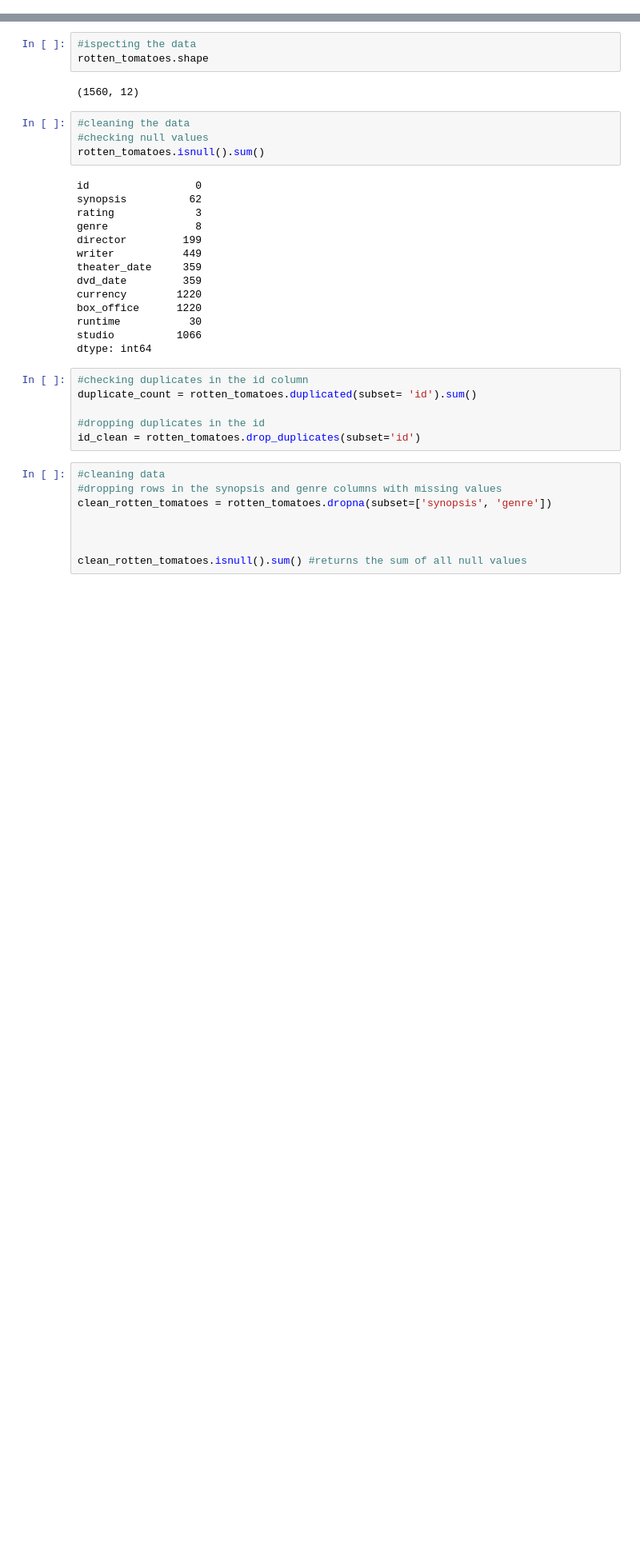
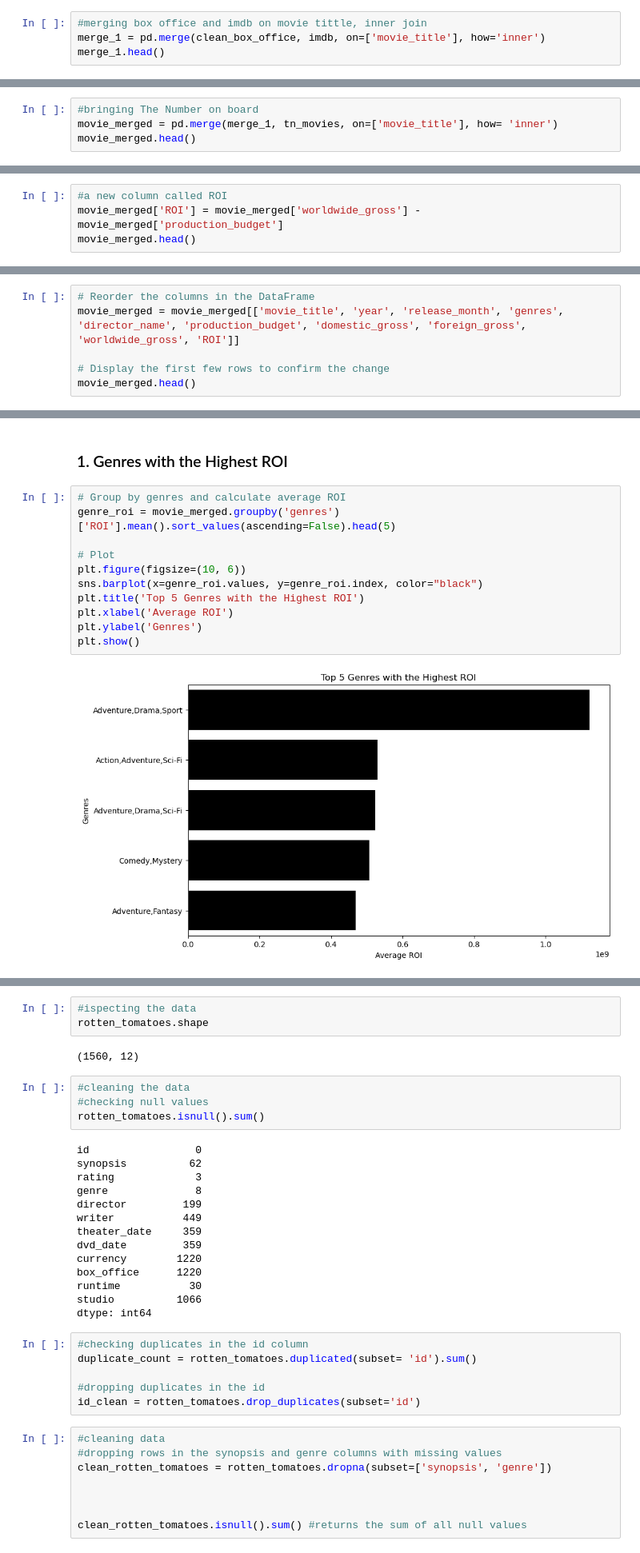
Before and after one commit to Austin-Murunga/dsc-phase-2-project-v3, a Jupyter notebook: student.ipynb, the cells around one changed output, grey strips where cells are left out. Shown: that part at 80% size. Saved outputs shown, nothing was run; the diff lists cells and outputs as text; blank space fills up the shorter version.

```diff
--- a/student.ipynb
+++ b/student.ipynb
@@ -160,0 +479,4 @@ imdb_path = r'C:\Users\User\OneDrive\Desktop\phase 2 proj\dsc-phase-2-project-v3
+# %%
+#merging box office and imdb on movie tittle, inner join
+merge_1 = pd.merge(clean_box_office, imdb, on=['movie_title'], how='inner')
+merge_1.head()
@@ -160,0 +490,4 @@ imdb_path = r'C:\Users\User\OneDrive\Desktop\phase 2 proj\dsc-phase-2-project-v3
+# %%
+#bringing The Number on board
+movie_merged = pd.merge(merge_1, tn_movies, on=['movie_title'], how= 'inner')
+movie_merged.head()
@@ -160,0 +523,4 @@ imdb_path = r'C:\Users\User\OneDrive\Desktop\phase 2 proj\dsc-phase-2-project-v3
+# %%
+#a new column called ROI
+movie_merged['ROI'] = movie_merged['worldwide_gross'] - movie_merged['production_budget']
+movie_merged.head()
@@ -160,0 +556,6 @@ imdb_path = r'C:\Users\User\OneDrive\Desktop\phase 2 proj\dsc-phase-2-project-v3
+# %%
+# Reorder the columns in the DataFrame
+movie_merged = movie_merged[['movie_title', 'year', 'release_month', 'genres', 'director_name', 'production_budget', 'domestic_gross', 'foreign_gross', 'worldwide_gross', 'ROI']]
+
+# Display the first few rows to confirm the change
+movie_merged.head()
@@ -160,0 +604,15 @@ imdb_path = r'C:\Users\User\OneDrive\Desktop\phase 2 proj\dsc-phase-2-project-v3
+# %% [markdown]
+### 1. Genres with the Highest ROI
+# %%
+# Group by genres and calculate average ROI
+genre_roi = movie_merged.groupby('genres')['ROI'].mean().sort_values(ascending=False).head(5)
+
+# Plot
+plt.figure(figsize=(10, 6))
+sns.barplot(x=genre_roi.values, y=genre_roi.index, color="black")
+plt.title('Top 5 Genres with the Highest ROI')
+plt.xlabel('Average ROI')
+plt.ylabel('Genres')
+plt.show()
+# %% [output]
+[figure, added]
```
Also changed, not shown: parts of 101 cells of this notebook, 4 other files.
